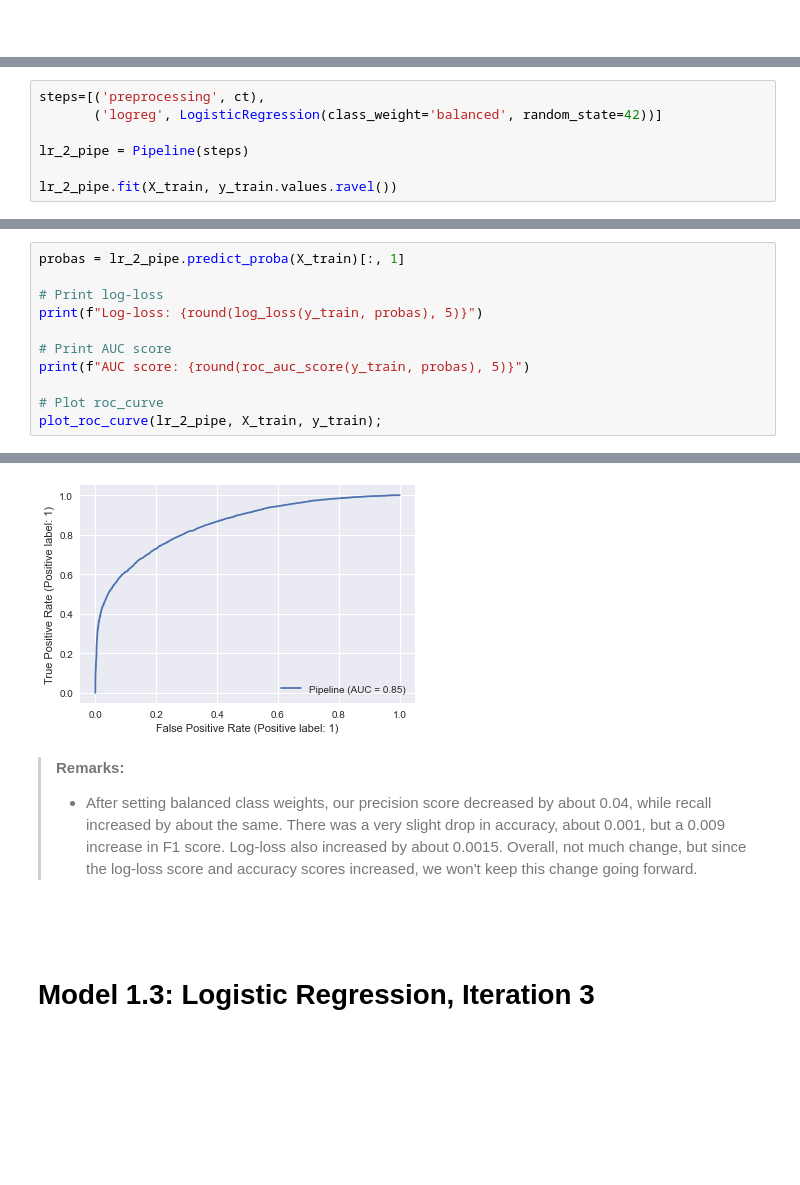
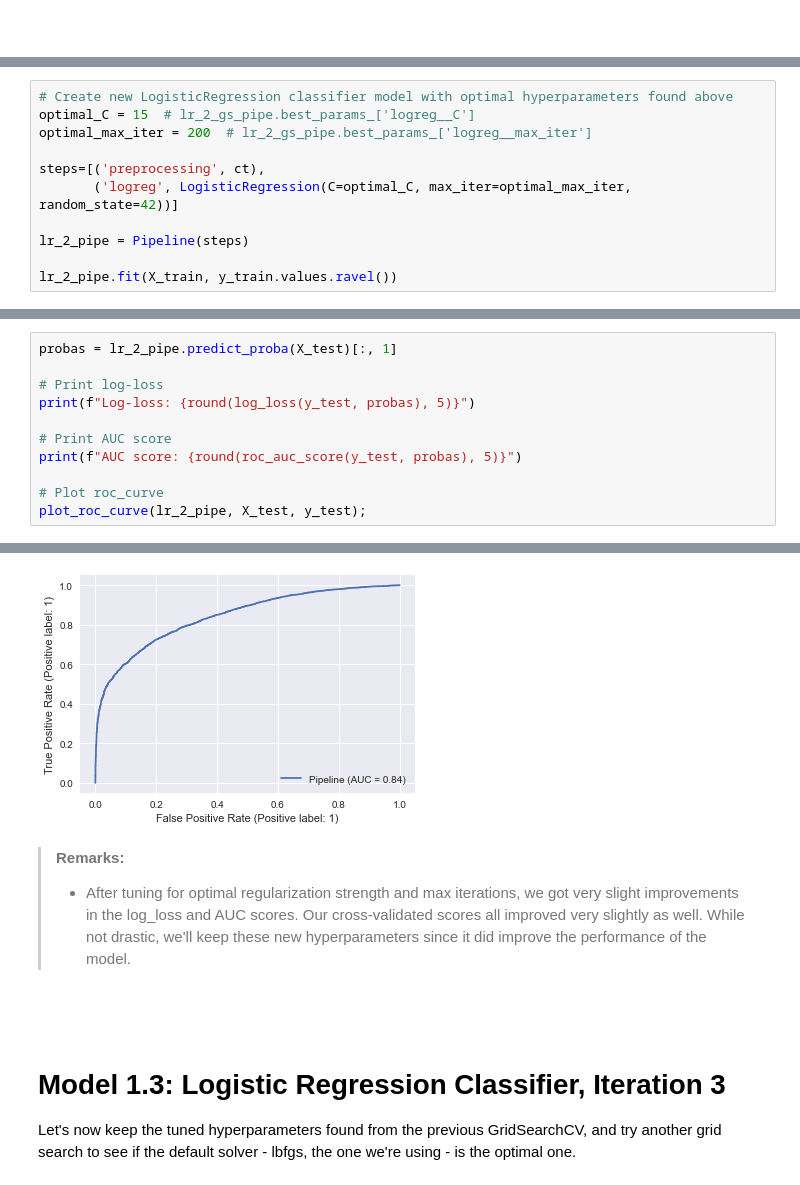
Before and after one commit to rjpost20/Classification-Project, a Jupyter notebook: Water Pump Classification Model V2.ipynb, the cells around one changed output, grey strips where cells are left out. Drawn from its saved outputs; the diff is of its cells as text; blank space fills up the shorter version.

```diff
--- a/Water Pump Classification Model V2.ipynb
+++ b/Water Pump Classification Model V2.ipynb
@@ -785,6 +795,10 @@ Let's run the same LR model as before, but with balanced class weights
 # %%
+# Create new LogisticRegression classifier model with optimal hyperparameters found above
+optimal_C = 15  # lr_2_gs_pipe.best_params_['logreg__C']
+optimal_max_iter = 200  # lr_2_gs_pipe.best_params_['logreg__max_iter']
+
 steps=[('preprocessing', ct),
-       ('logreg', LogisticRegression(class_weight='balanced', random_state=42))]
+       ('logreg', LogisticRegression(C=optimal_C, max_iter=optimal_max_iter, random_state=42))]
 
 lr_2_pipe = Pipeline(steps)
 
@@ -826,12 +844,12 @@ plt.grid(False);
 # %%
-probas = lr_2_pipe.predict_proba(X_train)[:, 1]
+probas = lr_2_pipe.predict_proba(X_test)[:, 1]
 
 # Print log-loss
-print(f"Log-loss: {round(log_loss(y_train, probas), 5)}")
+print(f"Log-loss: {round(log_loss(y_test, probas), 5)}")
 
 # Print AUC score
-print(f"AUC score: {round(roc_auc_score(y_train, probas), 5)}")
+print(f"AUC score: {round(roc_auc_score(y_test, probas), 5)}")
 
 # Plot roc_curve
-plot_roc_curve(lr_2_pipe, X_train, y_train);
+plot_roc_curve(lr_2_pipe, X_test, y_test);
 # %% [output]
@@ -840,9 +858,11 @@ AUC score: 0.85185
-[figure, old version]
+[figure, new version]
 # %% [markdown]
 > **Remarks:**
-> - After setting balanced class weights, our precision score decreased by about 0.04, while recall increased by about the same. There was a very slight drop in accuracy, about 0.001, but a 0.009 increase in F1 score. Log-loss also increased by about 0.0015. Overall, not much change, but since the log-loss score and accuracy scores increased, we won't keep this change going forward.
+> - After tuning for optimal regularization strength and max iterations, we got very slight improvements in the log_loss and AUC scores. Our cross-validated scores all improved very slightly as well. While not drastic, we'll keep these new hyperparameters since it did improve the performance of the model.
 # %% [markdown]
 <br>
 # %% [markdown]
-# Model 1.3: Logistic Regression, Iteration 3
+# Model 1.3: Logistic Regression Classifier, Iteration 3
+
+Let's now keep the tuned hyperparameters found from the previous GridSearchCV, and try another grid search to see if the default solver - lbfgs, the one we're using - is the optimal one.
 # %%
```
Also changed, not shown: parts of 84 cells of this notebook.
